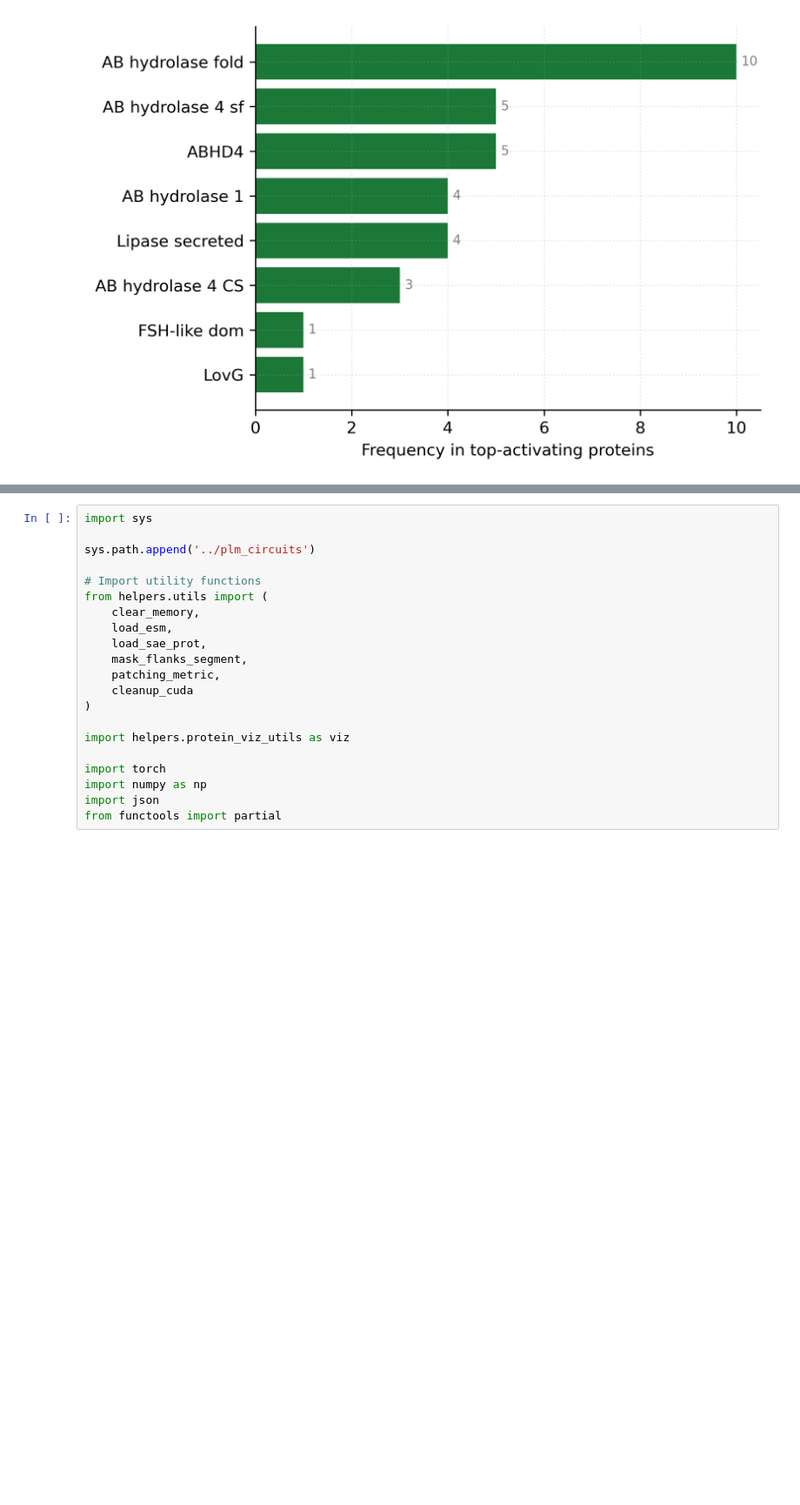
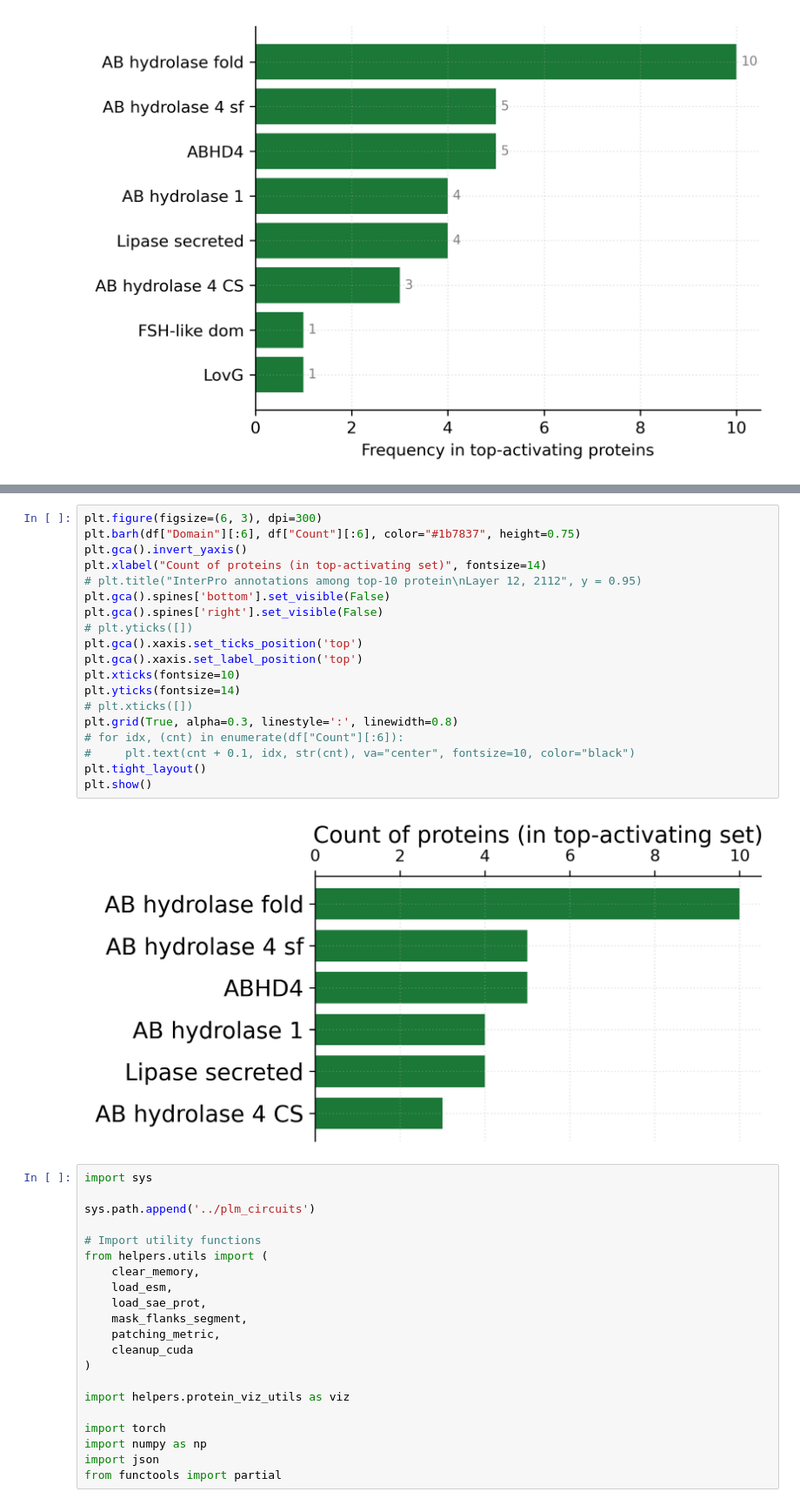
Before and after one commit to NainaniJatinZ/plm_circuits, a Jupyter notebook: notebooks/fig2_diagrams.ipynb, the cells around one changed output, grey strips where cells are left out. Shown at 87% size. Cells and saved outputs as stored; diff of their text form; blank space fills up the shorter version.

```diff
--- a/notebooks/fig2_diagrams.ipynb
+++ b/notebooks/fig2_diagrams.ipynb
@@ -112,3 +124,24 @@ plt.show()
+# %%
+plt.figure(figsize=(6, 3), dpi=300)
+plt.barh(df["Domain"][:6], df["Count"][:6], color="#1b7837", height=0.75)
+plt.gca().invert_yaxis()
+plt.xlabel("Count of proteins (in top-activating set)", fontsize=14)
+# plt.title("InterPro annotations among top‑10 protein\nLayer 12, 2112", y = 0.95)
+plt.gca().spines['bottom'].set_visible(False)
+plt.gca().spines['right'].set_visible(False)
+# plt.yticks([])
+plt.gca().xaxis.set_ticks_position('top')
+plt.gca().xaxis.set_label_position('top')
+plt.xticks(fontsize=10)
+plt.yticks(fontsize=14)
+# plt.xticks([])
+plt.grid(True, alpha=0.3, linestyle=':', linewidth=0.8)
+# for idx, (cnt) in enumerate(df["Count"][:6]):
+#     plt.text(cnt + 0.1, idx, str(cnt), va="center", fontsize=10, color="black")
+plt.tight_layout()
+plt.show()
+# %% [output]
+[figure, added]
 # %%
 import sys
 
```
Also changed, not shown: parts of 15 cells of this notebook, 7 other files.
